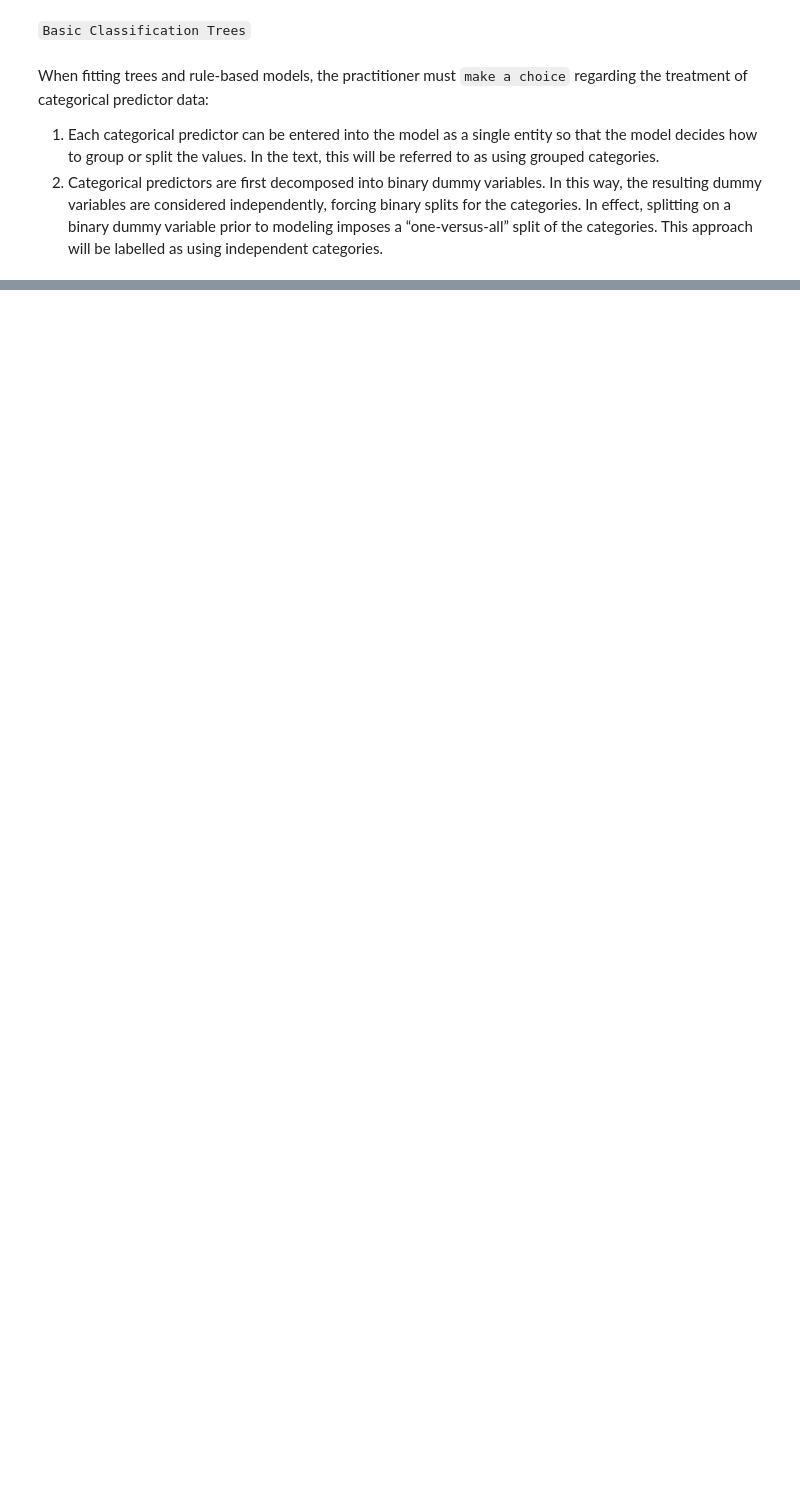
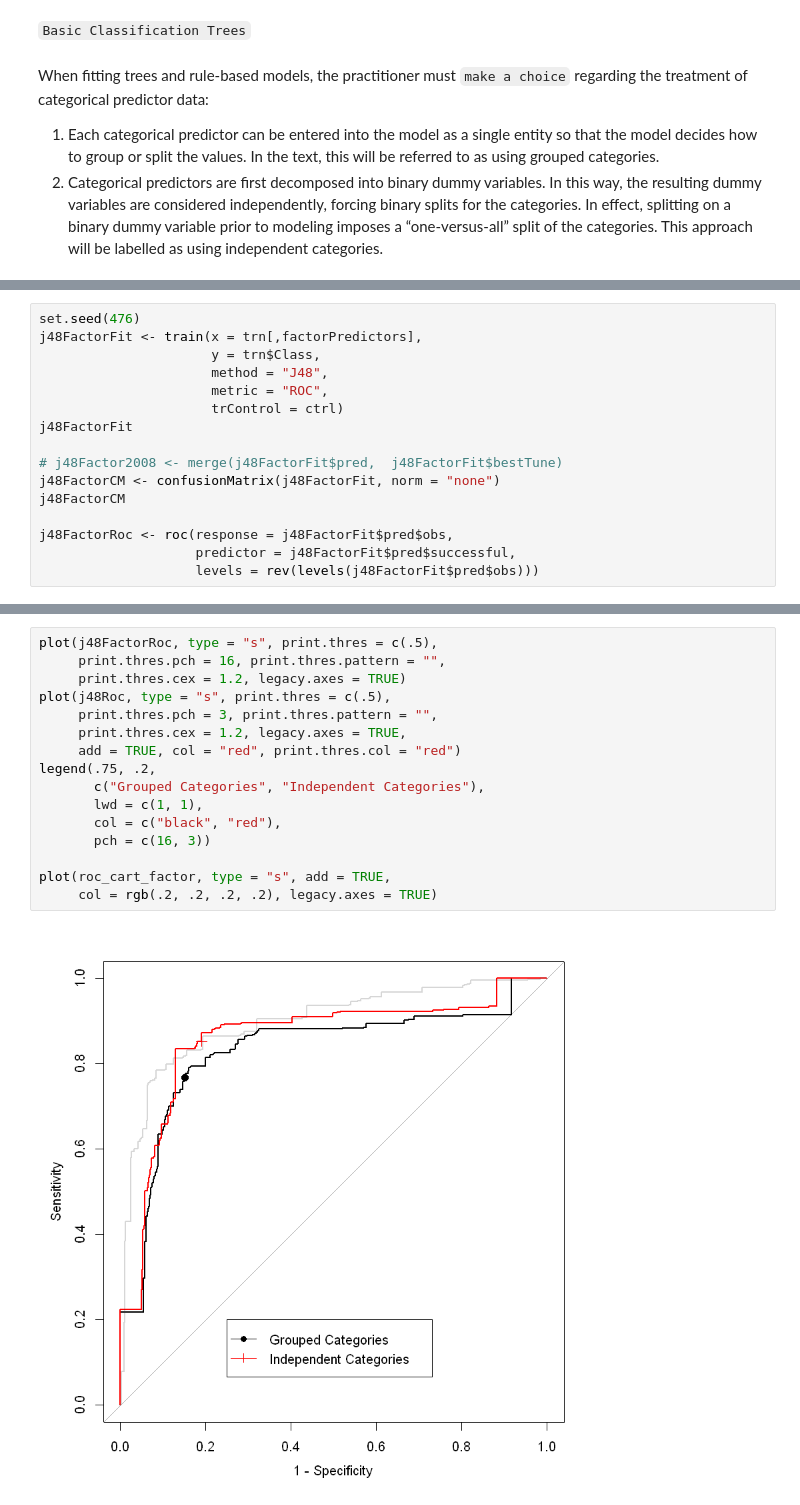
Before and after one commit to Randallzoeng/BookClub, a Jupyter notebook: AppliedPredictiveModeling/Chap. 14 Classification Trees and Rule-Based Models.ipynb, the cells around one changed output, grey strips where cells are left out. Saved outputs shown, nothing was run; the diff lists cells and outputs as text; blank space fills up the shorter version.

```diff
--- a/AppliedPredictiveModeling/Chap. 14 Classification Trees and Rule-Based Models.ipynb
+++ b/AppliedPredictiveModeling/Chap. 14 Classification Trees and Rule-Based Models.ipynb
@@ -15,0 +226,16 @@ load("grant_Data.Rdata")
+# %%
+set.seed(476)
+j48FactorFit <- train(x = trn[,factorPredictors],
+                      y = trn$Class,
+                      method = "J48",
+                      metric = "ROC",
+                      trControl = ctrl)
+j48FactorFit
+
+# j48Factor2008 <- merge(j48FactorFit$pred,  j48FactorFit$bestTune)
+j48FactorCM <- confusionMatrix(j48FactorFit, norm = "none")
+j48FactorCM
+
+j48FactorRoc <- roc(response = j48FactorFit$pred$obs,
+                    predictor = j48FactorFit$pred$successful,
+                    levels = rev(levels(j48FactorFit$pred$obs)))
@@ -15,0 +277,18 @@ load("grant_Data.Rdata")
+# %%
+plot(j48FactorRoc, type = "s", print.thres = c(.5),
+     print.thres.pch = 16, print.thres.pattern = "",
+     print.thres.cex = 1.2, legacy.axes = TRUE)
+plot(j48Roc, type = "s", print.thres = c(.5),
+     print.thres.pch = 3, print.thres.pattern = "",
+     print.thres.cex = 1.2, legacy.axes = TRUE,
+     add = TRUE, col = "red", print.thres.col = "red")
+legend(.75, .2,
+       c("Grouped Categories", "Independent Categories"),
+       lwd = c(1, 1),
+       col = c("black", "red"),
+       pch = c(16, 3))
+
+plot(roc_cart_factor, type = "s", add = TRUE,
+     col = rgb(.2, .2, .2, .2), legacy.axes = TRUE)
+# %% [output]
+[figure, added]
```
Also changed, not shown: parts of 20 cells of this notebook, 1 other file.
